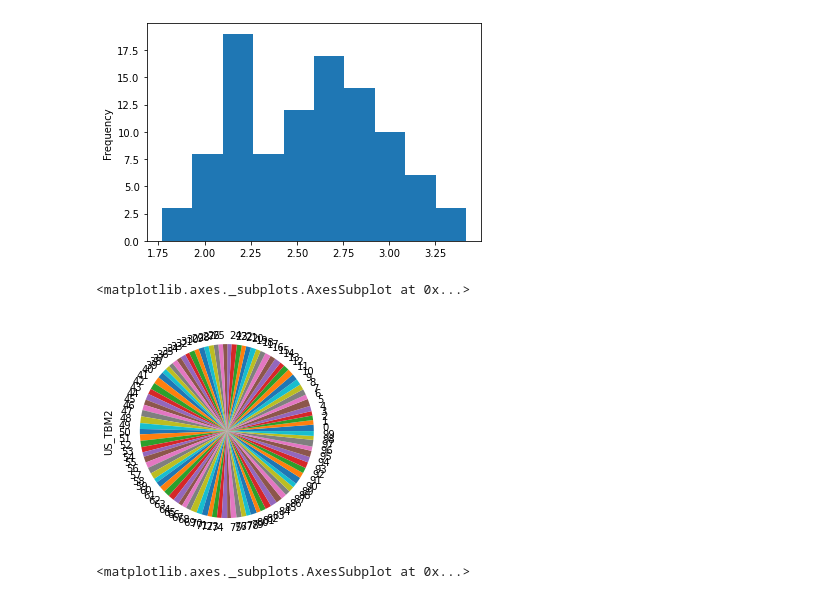
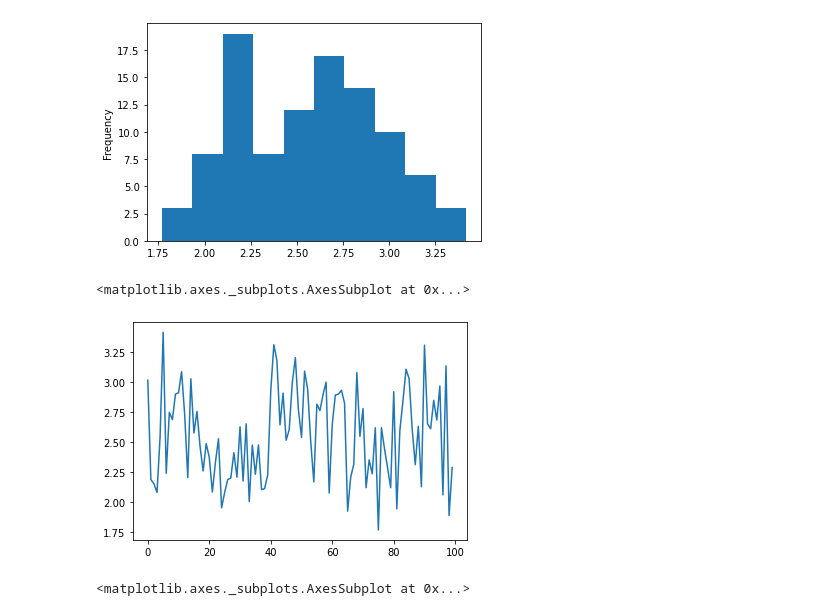
Before and after one commit to PhamBaVuong/DataAnalysisDeepLearning, a Jupyter notebook: Lab02.ipynb, the cells around one changed output. Saved outputs shown, nothing was run; the diff lists cells and outputs as text; code cells hidden in the pictures.

```diff
--- a/Lab02.ipynb
+++ b/Lab02.ipynb
@@ -429,10 +423,10 @@ dlxtdh['US_TBM2'].plot.hist()
 <matplotlib.axes._subplots.AxesSubplot at 0x...>
 [figure]
 # %%
-dlxtdh['US_TBM2'].plot.pie()
+dlxtdh['US_TBM2'].plot.line()
 # %% [output]
 <matplotlib.axes._subplots.AxesSubplot at 0x...>
-[figure, old version]
+[figure, new version]
 # %%
 dlxtdh['US_TBM2'].plot.area()
 # %% [output]
```
Also changed, not shown: parts of 65 cells of this notebook.
